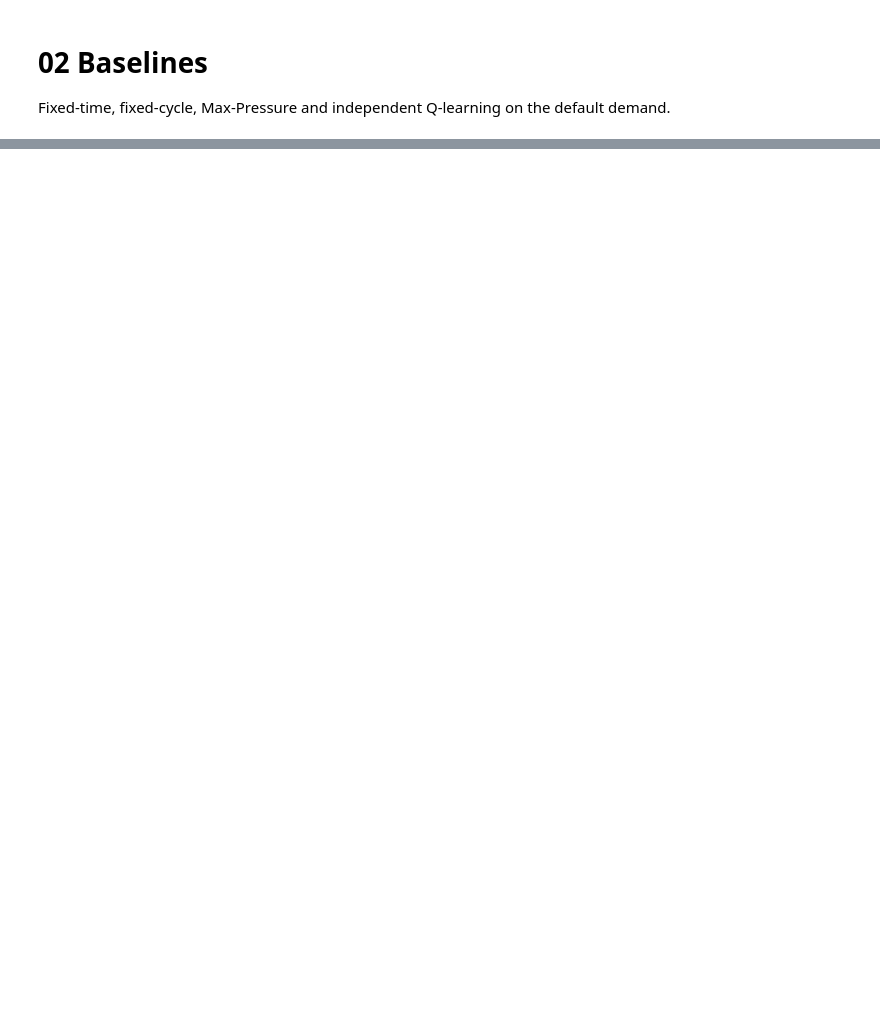
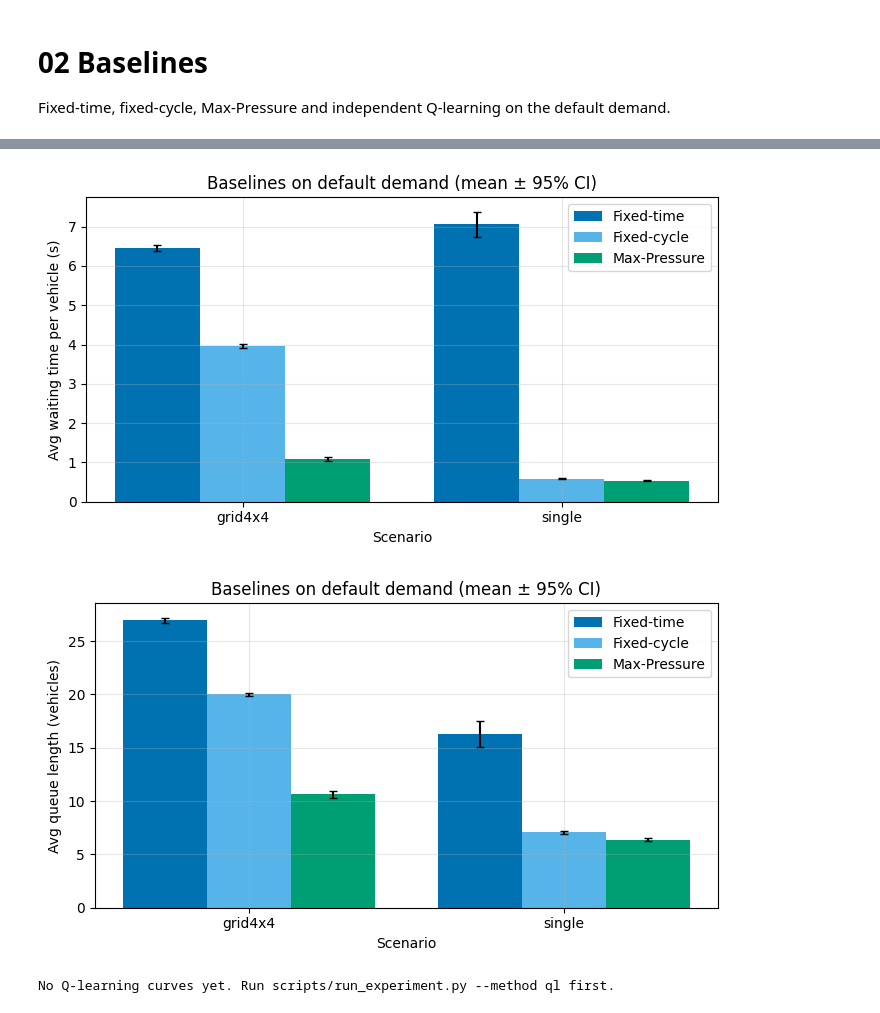
Before and after one commit to geeshithamamidi/Coordinated-Traffic-Signal-Optimization-with-Multi-Agent, a Jupyter notebook: notebooks/02_baselines.ipynb, the cells around one changed output, grey strips where cells are left out. Drawn from its saved outputs; the diff is of its cells as text; code cells hidden in the pictures; blank space fills up the shorter version.

Commit message:
ran baselines on single and grid4x4, notebook 02 with results and observations

```diff
--- a/notebooks/02_baselines.ipynb
+++ b/notebooks/02_baselines.ipynb
@@ -35,9 +35,14 @@ plt.rcParams.update({"figure.dpi": 100, "savefig.dpi": 300, "axes.grid": True, "
 # %%
 frames = []
 for scenario_dir in sorted(p for p in RAW.iterdir() if p.is_dir() and (p / "default").is_dir()):
+    missing = []
     for method in METHODS:
         path = scenario_dir / "default" / f"{method}.csv"
         if path.is_file():
             frames.append(pd.read_csv(path))
+        else:
+            missing.append(method)
+    if missing:
+        print(f"{scenario_dir.name}: skipping {', '.join(missing)} (no CSV yet)")
 df = pd.concat(frames, ignore_index=True) if frames else pd.DataFrame()
 print(df.groupby(["scenario", "method"]).size() if not df.empty else "No baseline CSVs found yet. Run scripts/run_baselines.py first.")
@@ -84,37 +113,46 @@ for scenario, block in summary.groupby("scenario"):
 # %%
+PLOTS = {
+    "avg_waiting_time": ("Avg waiting time per vehicle (s)", "02_baselines_waiting.png"),
+    "avg_queue": ("Avg queue length (vehicles)", "02_baselines_queue.png"),
+}
 if not summary.empty:
     scenarios = sorted(summary["scenario"].unique())
     present = [m for m in METHODS if m in set(summary["method"])]
     width = 0.8 / max(1, len(present))
     x = np.arange(len(scenarios))
-    fig, ax = plt.subplots(figsize=(7, 4))
-    for i, method in enumerate(present):
-        block = summary[summary["method"] == method].set_index("scenario").reindex(scenarios)
-        ax.bar(
-            x + i * width - 0.4 + width / 2,
-            block["avg_waiting_time_mean"],
-            width,
-            yerr=block["avg_waiting_time_ci95"].fillna(0),
-            capsize=3,
-            label=LABELS[method],
-            color=COLORS[method],
-        )
-    ax.set_xticks(x)
-    ax.set_xticklabels(scenarios)
-    ax.set_xlabel("Scenario")
-    ax.set_ylabel("Avg waiting time per vehicle (s)")
-    ax.set_title("Baselines on default demand (mean ± 95% CI)")
-    ax.legend()
-    fig.tight_layout()
-    fig.savefig(FIG / "02_baselines_waiting_time.png", dpi=300)
-    plt.show()
+    for metric, (ylabel, filename) in PLOTS.items():
+        fig, ax = plt.subplots(figsize=(7, 4))
+        for i, method in enumerate(present):
+            block = summary[summary["method"] == method].set_index("scenario").reindex(scenarios)
+            ax.bar(
+                x + i * width - 0.4 + width / 2,
+                block[f"{metric}_mean"],
+                width,
+                yerr=block[f"{metric}_ci95"].fillna(0),
+                capsize=3,
+                label=LABELS[method],
+                color=COLORS[method],
+            )
+        ax.set_xticks(x)
+        ax.set_xticklabels(scenarios)
+        ax.set_xlabel("Scenario")
+        ax.set_ylabel(ylabel)
+        ax.set_title("Baselines on default demand (mean ± 95% CI)")
+        ax.legend()
+        fig.tight_layout()
+        fig.savefig(FIG / filename, dpi=300)
+        plt.show()
+# %% [output]
+[figure, added]
+[figure, added]
 # %%
 curves = sorted((RAW / "train_curves").glob("ql_*_seed*.csv"))
 if curves:
     fig, ax = plt.subplots(figsize=(7, 4))
     for path in curves:
         curve = pd.read_csv(path)
-        ax.plot(curve["episode"], curve["mean_waiting_time"], label=path.stem.removeprefix("ql_"))
+        column = "mean_system_waiting_time" if "mean_system_waiting_time" in curve else "mean_waiting_time"
+        ax.plot(curve["episode"], curve[column], label=path.stem.removeprefix("ql_"))
     ax.set_xlabel("Training episode (3600 s each)")
     ax.set_ylabel("Mean system waiting time (s)")
     ax.set_title("Independent Q-learning training curve")
@@ -123,4 +161,6 @@ if curves:
     fig.savefig(FIG / "02_ql_training_curve.png", dpi=300)
     plt.show()
 else:
-    print("No Q-learning curves yet. Run python src/baselines/independent_ql.py first.")
+    print("No Q-learning curves yet. Run scripts/run_experiment.py --method ql first.")
+# %% [output]
+No Q-learning curves yet. Run scripts/run_experiment.py --method ql first.
```
Also changed, not shown: parts of 3 cells of this notebook, 3 other files.
